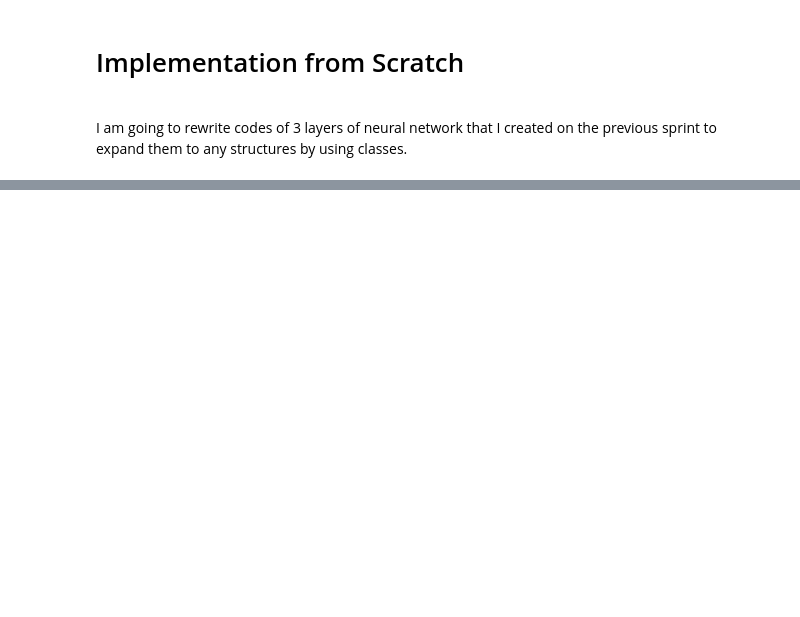
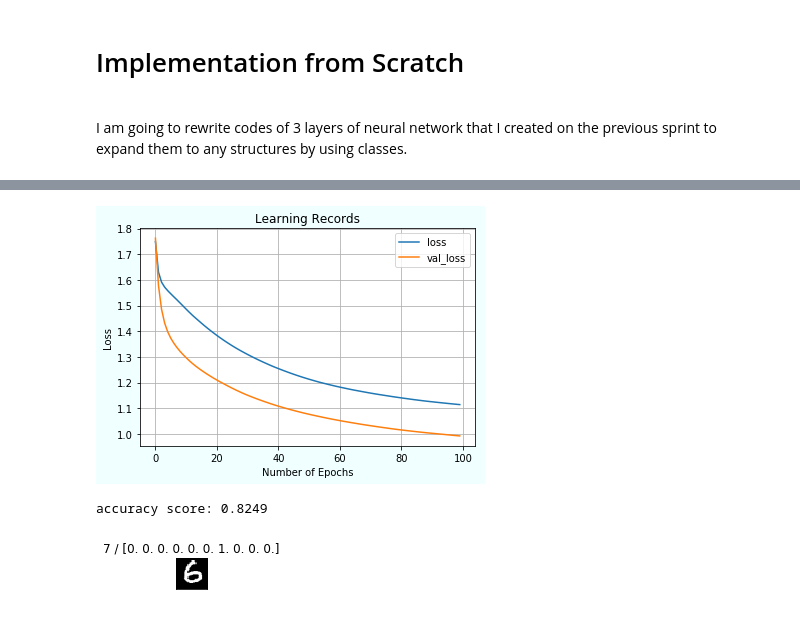
Before and after one commit to egupiii/dic_ml, a Jupyter notebook: sprint11/sprint11-dl-scratch-deep-neural-netowrok.ipynb, the cells around one changed output, grey strips where cells are left out. Cells and saved outputs as stored; diff of their text form; code cells hidden in the pictures; blank space fills up the shorter version.

```diff
--- a/sprint11/sprint11-dl-scratch-deep-neural-netowrok.ipynb
+++ b/sprint11/sprint11-dl-scratch-deep-neural-netowrok.ipynb
@@ -70,0 +993,36 @@ class FC():
+# %%
+# Transform correct labels that are 0 to 9 to
+
+# Initialize
+enc = OneHotEncoder(handle_unknown='ignore', sparse=False)
+
+# Fit
+y_train_one_hot = enc.fit_transform(y_train[:, np.newaxis])
+
+# Transform
+y_test_one_hot = enc.transform(y_test[:, np.newaxis])
+# %%
+# Split the train dataset
+
+X_train, X_val, y_train, y_val = train_test_split(X_train, y_train_one_hot, test_size=0.2)
+# %%
+# Initialize
+dnn = ScratchDeepNeuralNetrowkClassifier(100, 10)
+
+# 1st layer
+dnn.add(FC(784, 400, SimpleInitializer(sigma=0.01), AdaGrad(lr=0.001)))
+dnn.add(Dropout())
+dnn.add(Relu())
+
+# 2nd layer
+dnn.add(FC(400, 200, SimpleInitializer(sigma=0.01), AdaGrad(lr=0.001)))
+dnn.add(Dropout())
+dnn.add(Relu())
+
+# 3rd layer
+dnn.add(FC(200, 10, SimpleInitializer(sigma=0.01), AdaGrad(lr=0.001)))
+dnn.add(Softmax())
+# %%
+# Fit
+
+dnn.fit(X_train, y_train, X_val, y_val)
@@ -70,0 +1051,18 @@ class FC():
+# %%
+# Plot learning curves
+
+dnn.plot_learning_record()
+# %% [output]
+[figure, added]
+# %%
+# Compute index values
+
+dnn.compute_index_values(y_test, y_pred)
+# %% [output]
+accuracy score: 0.8249
+# %%
+# Plot misclassifications
+
+dnn.plot_misclassification(X_val, y_val, y_pred)
+# %% [output]
+[figure, added]
```
Also changed, not shown: parts of 31 cells of this notebook.
